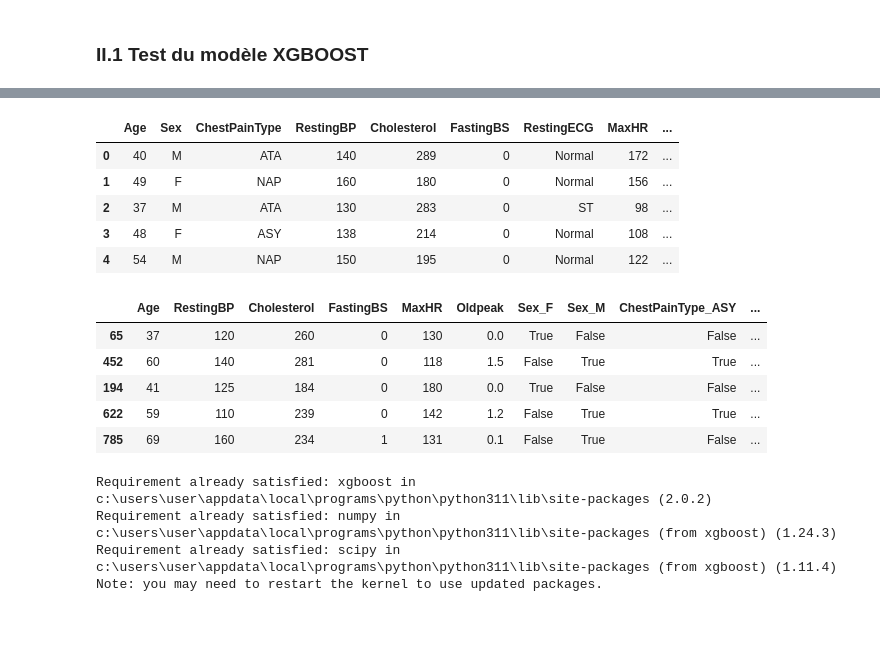
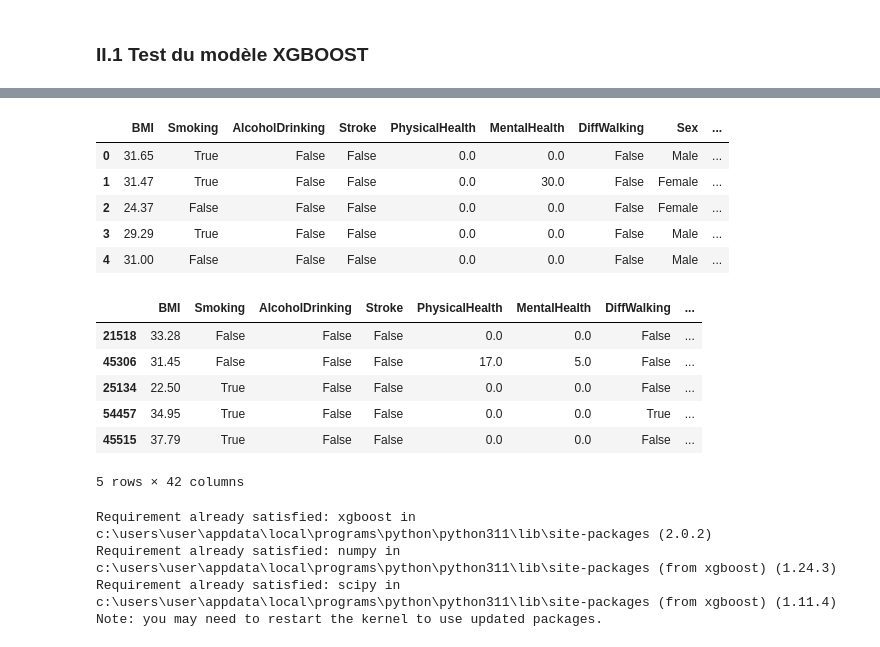
Before and after one commit to NassimAm/TP_XGBOOST, a Jupyter notebook: main.ipynb, the cells around one changed output, grey strips where cells are left out. Saved outputs shown, nothing was run; the diff lists cells and outputs as text; code cells hidden in the pictures.

```diff
--- a/main.ipynb
+++ b/main.ipynb
@@ -957,0 +955,5 @@ memory usage: 86.2+ KB
+# %%
+# On remarque que les classes sont très deséquilibrées
+
+values_count = data['HeartDisease'].value_counts()
+values_count
@@ -957,0 +965,7 @@ memory usage: 86.2+ KB
+# %%
+""" On réduit donc l'échantillon qu'on travaillera dessus en appliquant un under-sampling, juste pour
+qu'on puisse bien visualiser les performances des modèle sur un dataset simple et équilibré"""
+n = values_count['Yes'] # Taille de la plus petite classe
+msk = data['HeartDisease'] == 'No'
+data = pd.concat((data[msk].sample(n=n), data[~msk]), ignore_index=True) # Choisir aléatoirement un nombre n d'individus de la plus grande classe
+data.info()
@@ -958,17 +990,22 @@ memory usage: 86.2+ KB
 # %%
 # Diviser les données en X (caractéristiques explicatives) et Y (sortie)
+# Il faut aussi remplacer les "Yes" et "No" par des valeurs booléennes
 
 X = data.drop(columns=['HeartDisease'])
 Y = data['HeartDisease']
+X.replace({'Yes': True, 'No': False}, inplace=True)
+X['Diabetic'].replace({False: 'No', True: 'Yes', 'No, borderline diabetes': 'No_borderline_diabetes', 'Yes (during pregnancy)': 'Yes_pregnancy'},
+                      inplace=True)
+Y.replace({'Yes': 1, 'No': 0}, inplace=True)
 
 X.head()
 # %% [output]
-|  | Age | Sex | ChestPainType | RestingBP | Cholesterol | FastingBS | RestingECG | MaxHR | ... |
-| 0 | 40 | M | ATA | 140 | 289 | 0 | Normal | 172 | ... |
-| 1 | 49 | F | NAP | 160 | 180 | 0 | Normal | 156 | ... |
-| 2 | 37 | M | ATA | 130 | 283 | 0 | ST | 98 | ... |
-| 3 | 48 | F | ASY | 138 | 214 | 0 | Normal | 108 | ... |
-| 4 | 54 | M | NAP | 150 | 195 | 0 | Normal | 122 | ... |
+|  | BMI | Smoking | AlcoholDrinking | Stroke | PhysicalHealth | MentalHealth | DiffWalking | Sex | ... |
+| 0 | 31.65 | True | False | False | 0.0 | 0.0 | False | Male | ... |
+| 1 | 31.47 | True | False | False | 0.0 | 30.0 | False | Female | ... |
+| 2 | 24.37 | False | False | False | 0.0 | 0.0 | False | Female | ... |
+| 3 | 29.29 | True | False | False | 0.0 | 0.0 | False | Male | ... |
+| 4 | 31.00 | False | False | False | 0.0 | 0.0 | False | Male | ... |
 # %%
 # diviser le dataset en dataset d'entrainement et dataset de test
 
@@ -981,12 +1018,13 @@ X_train_one_hot = pd.get_dummies(X_train)
 X_test_one_hot = pd.get_dummies(X_test)
 X_train_one_hot.head()
 # %% [output]
-|  | Age | RestingBP | Cholesterol | FastingBS | MaxHR | Oldpeak | Sex_F | Sex_M | ChestPainType_ASY | ... |
-| 65 | 37 | 120 | 260 | 0 | 130 | 0.0 | True | False | False | ... |
-| 452 | 60 | 140 | 281 | 0 | 118 | 1.5 | False | True | True | ... |
-| 194 | 41 | 125 | 184 | 0 | 180 | 0.0 | True | False | False | ... |
-| 622 | 59 | 110 | 239 | 0 | 142 | 1.2 | False | True | True | ... |
-| 785 | 69 | 160 | 234 | 1 | 131 | 0.1 | False | True | False | ... |
+|  | BMI | Smoking | AlcoholDrinking | Stroke | PhysicalHealth | MentalHealth | DiffWalking | ... |
+| 21518 | 33.28 | False | False | False | 0.0 | 0.0 | False | ... |
+| 45306 | 31.45 | False | False | False | 17.0 | 5.0 | False | ... |
+| 25134 | 22.50 | True | False | False | 0.0 | 0.0 | False | ... |
+| 54457 | 34.95 | True | False | False | 0.0 | 0.0 | True | ... |
+| 45515 | 37.79 | True | False | False | 0.0 | 0.0 | False | ... |
+5 rows × 42 columns
 # %%
 # Installation de la bibliothèque xgboost
 %pip install xgboost
```
Also changed, not shown: parts of 16 cells of this notebook, 1 other file.
